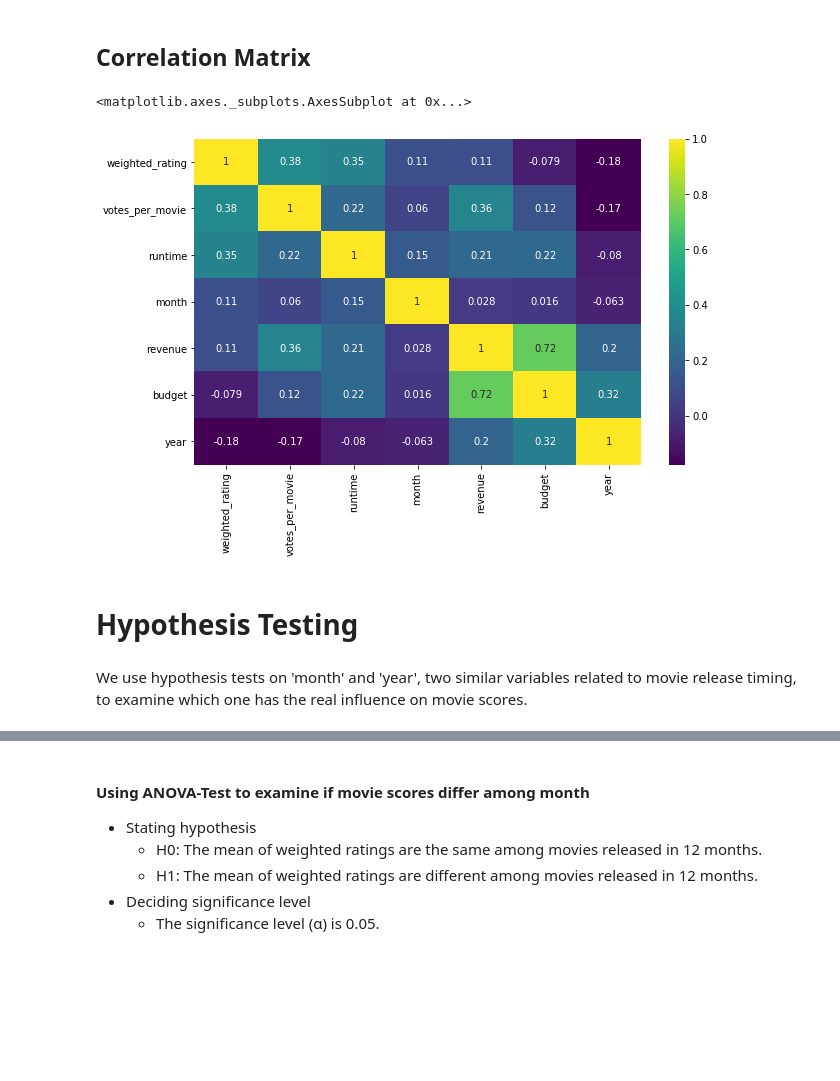
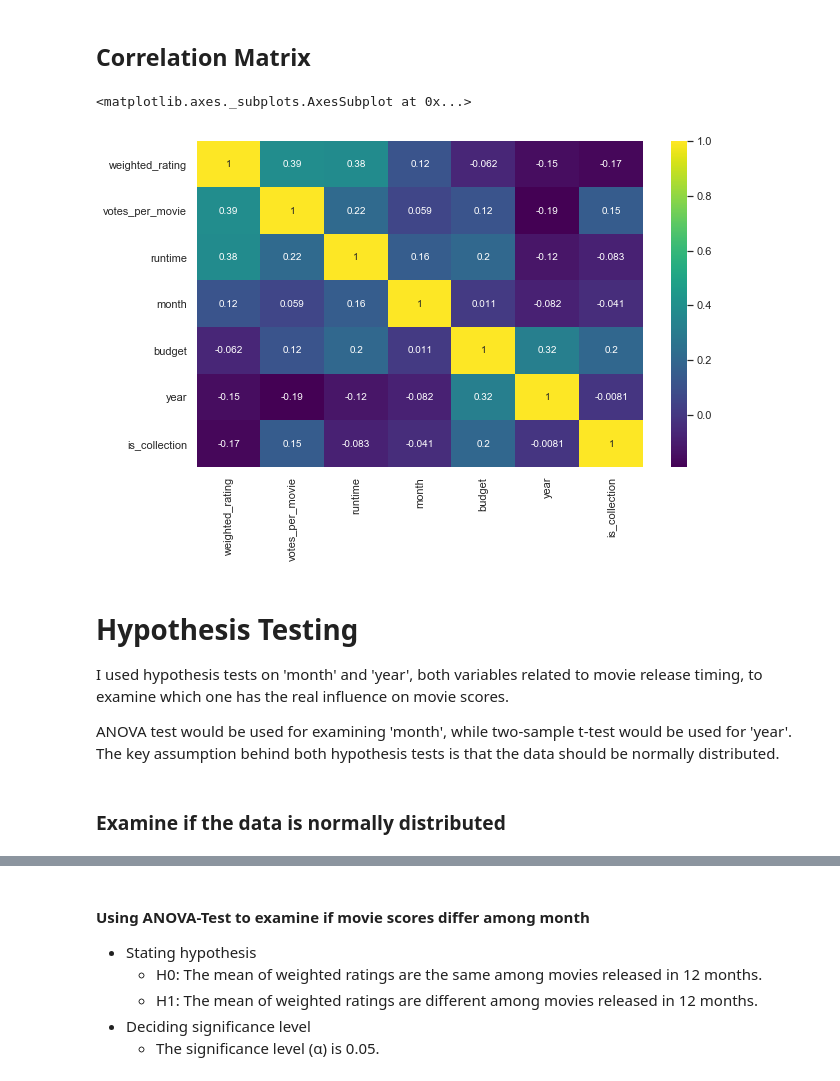
Before and after one commit to dorislin27/movie_rating_prediction, a Jupyter notebook: movie_rating_prediction.ipynb, the cells around one changed output, grey strips where cells are left out. Saved outputs shown, nothing was run; the diff lists cells and outputs as text; code cells hidden in the pictures; blank space fills up the shorter version.

```diff
--- a/movie_rating_prediction.ipynb
+++ b/movie_rating_prediction.ipynb
@@ -321,4 +326,0 @@ df.production_countries = df.production_countries.apply(lambda x: "" if len(x) =
-# %%
-# convert genres and only get the top 3 genres
-df.genres = df.genres.apply(literal_eval).apply(lambda x: [i['name'] for i in x] if isinstance(x, list) else [])
-df.genres = df.genres.apply(lambda x: x[:3] if len(x) >=3 else x)
@@ -442,6 +522,8 @@ df.loc[df['votes_per_movie'].idxmax()]['title']
 # %%
+df = df[df['budget'] >= 1000000]
+
 # log the budget value
-ax = np.log(df.budget).hist(bins=50)
+ax = np.log(df.budget).hist(bins=30)
 plt.title('Frequency Distribution of Budget')
 plt.xlabel('budget (log)')
 plt.ylabel('number of movies')
@@ -783,0 +675,8 @@ genre_count = genre_count.sort_values(by='count',ascending=True)
+# %%
+def big_six(series):
+    big_six = ['Universal Pictures', 'Paramount Pictures', 'Twentieth Century Fox Film Corporation', 'Warner Bros.', 'Columbia Pictures', 'Walt Disney Pictures']
+    if series in big_six:
+        return 1
+    else:
+        return 0
+df['major_studio'] = df['production_companies'].apply(big_six)
@@ -783,0 +705,25 @@ genre_count = genre_count.sort_values(by='count',ascending=True)
+# %%
+# Merge movie subgenres into major genres
+
+def combine_genre(series):
+    """Loop through the list of genres and replace the subgenres with the major types,
+    and deleter two minor genres: 'TV Movie' and 'Foreign'
+    """
+    genre_dict = {'Music':'Drama','History':'Drama',
+              'War':'Action',
+              'Crime':'Thriller','Mystery':'Thriller',
+              'Western':'Adventure',
+              'Science Fiction':'Fantasy'}
+    try:
+        for i in range(len(series)):
+            if series[i] in genre_dict.keys():
+                series[i] = genre_dict[series[i]]
+            if series[i] == 'TV Movie':
+                series.remove('TV Movie')
+            if series[i] == 'Foreign':
+                series.remove('Foreign')
+    except IndexError:
+        pass
+    return list(set(series))
+
+df['genres'] = df['genres'].apply(combine_genre)
@@ -817,21 +781,25 @@ Name: genres, dtype: object
 ## Correlation Matrix
 # %%
 # select numerical variable
-df_numeric = df[['weighted_rating','votes_per_movie','budget','revenue','runtime','month','year']]
+df_numeric = df[['weighted_rating','votes_per_movie','budget','is_collection','runtime','month','year']]
 
 # plot coorelation matrix
 k = 7 #number of variables for heatmap
 cols = df_numeric.corr().nlargest(k, 'weighted_rating')['weighted_rating'].index
 cm = df_numeric[cols].corr()
 plt.figure(figsize=(10,6))
 sns.heatmap(cm, annot=True, cmap = 'viridis')
 
 # more than 80 or 90
 # no varialbe are highly related to each other
 # %% [output]
 <matplotlib.axes._subplots.AxesSubplot at 0x...>
-[figure, old version]
+[figure, new version]
-# %% [markdown]
-# Hypothesis Testing
 # %% [markdown]
-We use hypothesis tests on 'month' and 'year', two similar variables related to movie release timing, to examine which one has the real influence on movie scores.
+# Hypothesis Testing
+I used hypothesis tests on 'month' and 'year', both variables related to movie release timing, to examine which one has the real influence on movie scores.
+
+
+ANOVA test would be used for examining 'month', while two-sample t-test would be used for 'year'. The key assumption behind both hypothesis tests is that the data should be normally distributed.
+# %% [markdown]
+### Examine if the data is normally distributed
```
Also changed, not shown: parts of 191 cells of this notebook.
